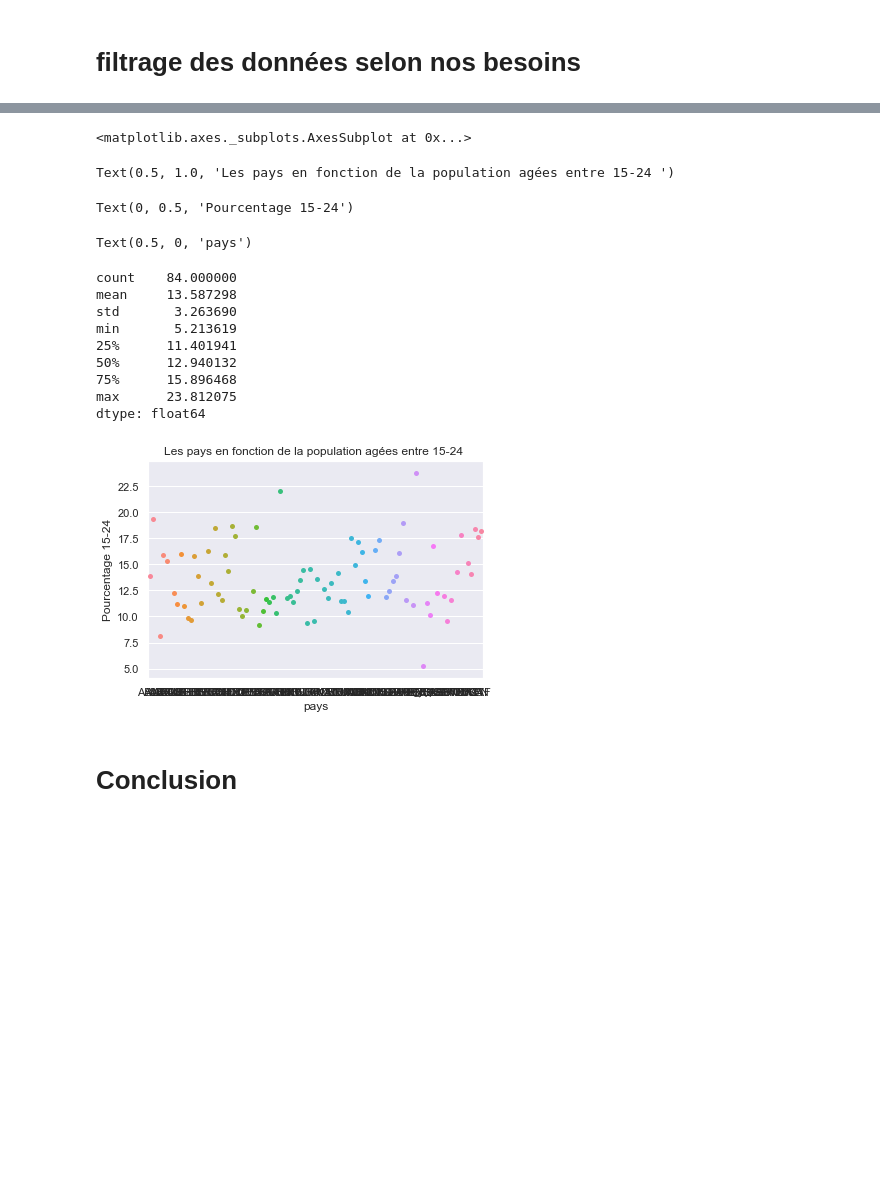
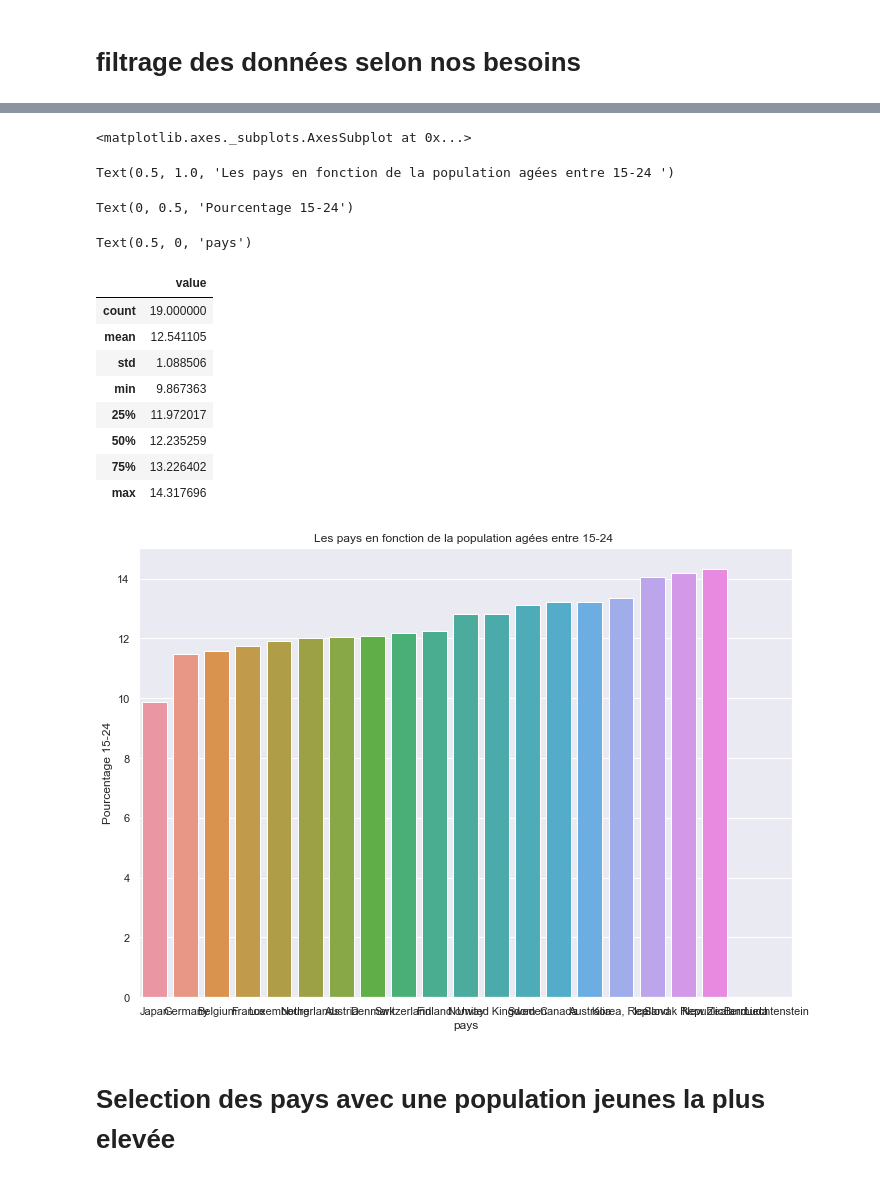
Before and after one commit to axibord/Data_Science, a Jupyter notebook: Test_solo2.ipynb, the cells around one changed output, grey strips where cells are left out. Drawn from its saved outputs; the diff is of its cells as text; code cells hidden in the pictures; blank space fills up the shorter version.

```diff
--- a/Test_solo2.ipynb
+++ b/Test_solo2.ipynb
@@ -156,11 +305,11 @@ Name: Country Code, dtype: float64
 # %%
 
-# avec ces statistiques on remarque que la pluspart des indicateurs n'ont aucun interet car 70% des indicateurs
+# avec ces statistiques on remarque que la pluspart des indicateurs n'ont aucun interet car 50% des indicateurs
 # se sont repetés moins de 100 fois (voir le Describe en bas)
-test['Indicator Code'].value_counts().describe(percentiles  = [.10, .70, .73])
+test['Indicator Code'].value_counts().describe(percentiles  = [.10, .60, .73])
 
 # Donc je decide de prendre seulements les 20 a 25% restant qui se sont repetés suffisament de fois car les autres on ne pourra de toute facon pas les utiliser,cela est impossible
-test=data.groupby('Indicator Code').filter(lambda x: x['Indicator Code'].size>140)
+test=data_principale_2010.groupby('Indicator Code').filter(lambda x: x['Indicator Code'].size>140)
 
 #je visualise ensuite les indicateurs manuellement pour en selectionner quelqu'uns les plus pertinants
 test['Indicator Name'].value_counts()
@@ -192,13 +346,15 @@ Name: Indicator Name, Length: 565, dtype: int64
 # %%
 #Je selectionne les indicateurs interessants
 
-test = data.loc[data['Indicator Code'].isin(['SP.POP.TOTL', 'IT.NET.USER.P2','SP.SEC.TOTL.IN',
+test = test.loc[test['Indicator Code'].isin(['SP.POP.TOTL', 'IT.NET.USER.P2','SP.SEC.TOTL.IN',
                                          'NY.GDP.PCAP.CD','SP.SEC.TOTL.IN','SE.SEC.ENRL.GC',
                                          'SP.POP.1524.TO.UN','PRJ.POP.ALL.3.MF','PRJ.POP.ALL.4.MF'])]
 
+
+
 # j'ai effectuer un pivot pour avoir les indicateurs en colonnes
-test2 = test.pivot('Country Code',columns='Indicator Name', values='value')
-test2 = test2.reset_index()
+test2 = test.pivot('Country Name',columns='Indicator Name', values='value')
+
 
 #Comme j'ai 9 indicateurs je supprime les pays qui ont plus de 5 indicateurs de valeurs ( NaN)
 test2 = test2.dropna(thresh=5)
@@ -206,11 +362,10 @@ test2 = test2.dropna(thresh=5)
 #avec ce graphe on remarque une correlation trés forte entre le PIB et les utilisateurs d'internet, cela veut dire l'un de ces indicateurs nous suffit a lui seul, donc
 # on supprime seulement les lignes ou les 2 indicateurs sont absents au meme temps car cela nous empeche completement d'etudier le pays
 sns.stripplot(x = 'GDP per capita (current US$)',y = 'Internet users (per 100 people)',data = test2)
-
+plt.title("La correlation entre le PIB et l'accés a internet des pays  ")
 #je supprime les lignes ou les 2 indicateurs (PIB et internet users) sont absents au meme temps ( Excellent)
 test2.dropna(subset = ['GDP per capita (current US$)','Internet users (per 100 people)'],thresh=1,inplace=True)
-
-
-test2.sort_values('Country Code').head(5)
+test2.sample(5)
+test2.isnull().sum()
 # %% [output]
 <matplotlib.axes._subplots.AxesSubplot at 0x...>
@@ -225,10 +392,12 @@ test2.sort_values('Country Code').head(5)
 # filtrage des données selon nos besoins
 # %%
 sns.distplot(test2['Internet users (per 100 people)'],kde=False)
-# cet histograme nous indique que 50% des pays present ont plus de 50/100 personnes qui ont accés a internet
-# L'accés a internet est une variable extrement importante pour notre cas on selectionne donc les pays qui ont 50/100 personnes au minimum qui ont accés a internet
-
-test3 = test2.loc[test2['Internet users (per 100 people)']>=50]
+# cet histograme nous indique qu'il ya assez de données ou les personnes ont accés a internet est suffisament elevé
+# L'accés a internet est une variable extrement importante pour notre cas on selectionne donc les pays qui ont 70/100 personnes au minimum qui
+# ont accés a internet et peut etre meme plus
+plt.title("Repartition des pays en fonction de l'accés a internet")
+test3 = test2.loc[test2['Internet users (per 100 people)']>=75]
+test3 = test3.reset_index()
 test3.head(5)
 # %% [output]
 <matplotlib.axes._subplots.AxesSubplot at 0x...>
@@ -242,29 +412,33 @@ test3.head(5)
 # %%
 # Il reste a trier les pays en fonction du pourcentage de la population agées entre 15 et 24 ans
 percentage_1524 = (test3['Population, ages 15-24, total']*100)/test3['Population, total']
+
 # percentage_1524
-sns.stripplot(x=test3['Country Code'],y= percentage_1524)
+percentage = pd.concat([test3['Country Name'],percentage_1524],axis=1)
+percentage = percentage.sort_values(by=0)
+percentage = percentage.rename(columns = {0:'value'})
+sns.barplot(x=percentage['Country Name'],y= percentage['value'])
 plt.title("Les pays en fonction de la population agées entre 15-24 ")
 plt.ylabel("Pourcentage 15-24")
 plt.xlabel("pays")
 
 #test statistiques pour voir en pourcetage combien de pays ont le gros pourcentage de population agées entre 15 et 24 ans
-percentage_1524.describe()
+percentage.describe()
 # %% [output]
 <matplotlib.axes._subplots.AxesSubplot at 0x...>
 Text(0.5, 1.0, 'Les pays en fonction de la population agées entre 15-24 ')
 Text(0, 0.5, 'Pourcentage 15-24')
 Text(0.5, 0, 'pays')
-count    84.000000
-mean     13.587298
-std       3.263690
-min       5.213619
-25%      11.401941
-50%      12.940132
-75%      15.896468
-max      23.812075
-dtype: float64
+|  | value |
+| count | 19.000000 |
+| mean | 12.541105 |
+| std | 1.088506 |
+| min | 9.867363 |
+| 25% | 11.972017 |
+| 50% | 12.235259 |
+| 75% | 13.226402 |
+| max | 14.317696 |
-[figure, old version]
+[figure, new version]
-# %% [markdown]
-# Conclusion
+# %% [markdown]
+# Selection des pays avec une population jeunes la plus elevée
 # %%
```
Also changed, not shown: parts of 22 cells of this notebook.
